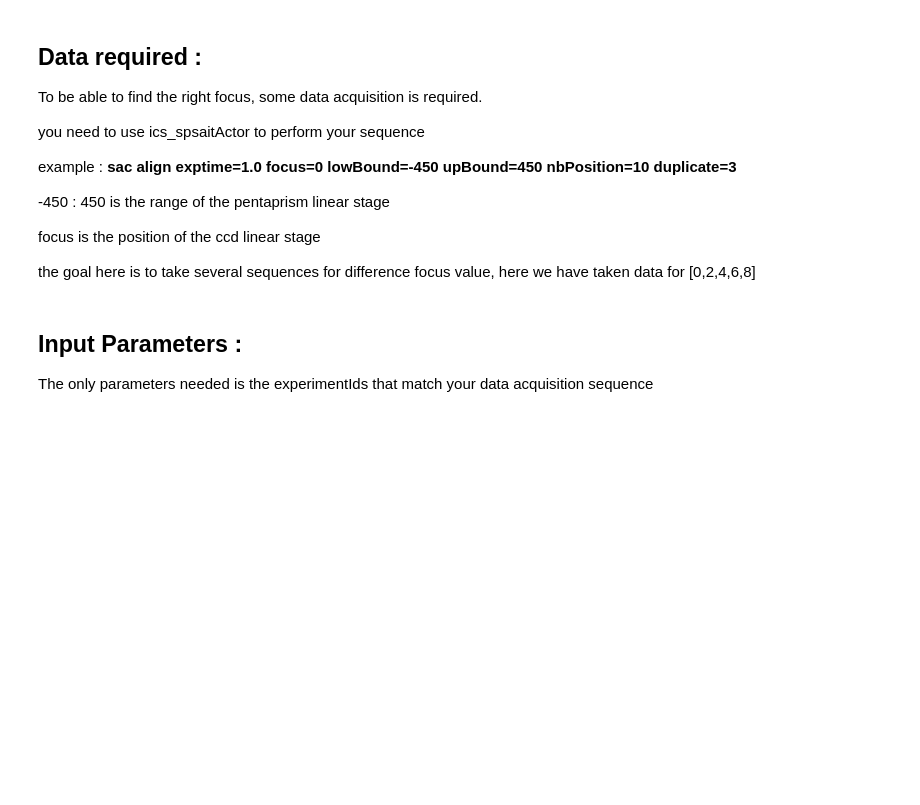
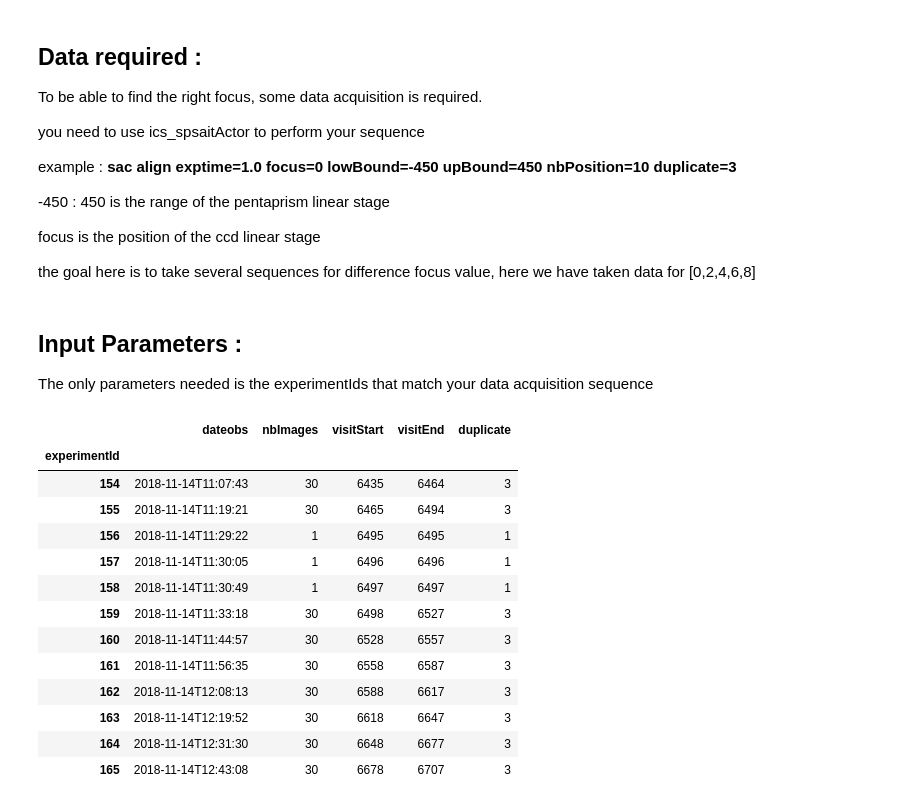
Before and after one commit to alefur/ait-notebook, a Jupyter notebook: Sac_Alignment-Final.ipynb, the cells around one changed output. Cells and saved outputs as stored; diff of their text form; code cells hidden in the pictures; blank space fills up the shorter version.

```diff
--- a/Sac_Alignment-Final.ipynb
+++ b/Sac_Alignment-Final.ipynb
@@ -32,6 +32,18 @@ def sacShift(filelist, duplicate):
         res.append((ccdPos,pentaPos,shift[0], shift[1]))
 
     return pd.DataFrame(data=res, columns=['ccdPosition', 'pentaPosition', 'shift_x', 'shift_y'])
+
+
+def getDescription(experimentId):
+    visitStart, visitEnd = Logbook.visitRange(experimentId=experimentId)
+    filelist = constructFilelist(visitStart=visitStart, visitEnd=visitEnd)
+    duplicate = int(Logbook.getParameter(experimentId=experimentId, param='duplicate'))
+    dateobs = getDateObs(experimentId=experimentId)
+
+    description = pd.DataFrame([(experimentId, dateobs, len(filelist), visitStart, visitEnd, duplicate)],
+                               columns=['experimentId', 'dateobs', 'nbImages', 'visitStart', 'visitEnd', 'duplicate'])
+
+    return description
 # %% [markdown]
 ## Data required :
 To be able to find the right focus, some data acquisition is required.
@@ -63,5 +80,24 @@ for experimentId in range(experimentStart, experimentEnd+1):
 
 cube = pd.concat(dfs)
+# %%
+descriptions = pd.concat([getDescription(experimentId) for experimentId in range(experimentStart, experimentEnd+1)])
+descriptions = descriptions.set_index('experimentId')
+descriptions
+# %% [output]
+|  | dateobs | nbImages | visitStart | visitEnd | duplicate |
+| experimentId |  |  |  |  |  |
+| 154 | 2018-11-14T11:07:43 | 30 | 6435 | 6464 | 3 |
+| 155 | 2018-11-14T11:19:21 | 30 | 6465 | 6494 | 3 |
+| 156 | 2018-11-14T11:29:22 | 1 | 6495 | 6495 | 1 |
+| 157 | 2018-11-14T11:30:05 | 1 | 6496 | 6496 | 1 |
+| 158 | 2018-11-14T11:30:49 | 1 | 6497 | 6497 | 1 |
+| 159 | 2018-11-14T11:33:18 | 30 | 6498 | 6527 | 3 |
+| 160 | 2018-11-14T11:44:57 | 30 | 6528 | 6557 | 3 |
+| 161 | 2018-11-14T11:56:35 | 30 | 6558 | 6587 | 3 |
+| 162 | 2018-11-14T12:08:13 | 30 | 6588 | 6617 | 3 |
+| 163 | 2018-11-14T12:19:52 | 30 | 6618 | 6647 | 3 |
+| 164 | 2018-11-14T12:31:30 | 30 | 6648 | 6677 | 3 |
+| 165 | 2018-11-14T12:43:08 | 30 | 6678 | 6707 | 3 |
 # %%
 plt.figure(figsize=(12,8))
 plt.xlabel('Pentaprism Position (mm)')
```
Also changed, not shown: parts of 11 cells of this notebook, 1 other file.
